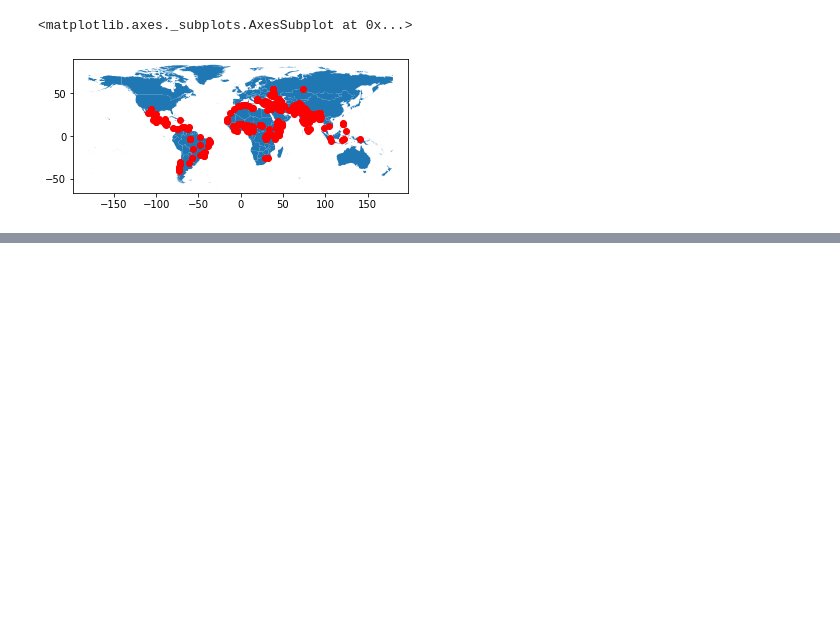
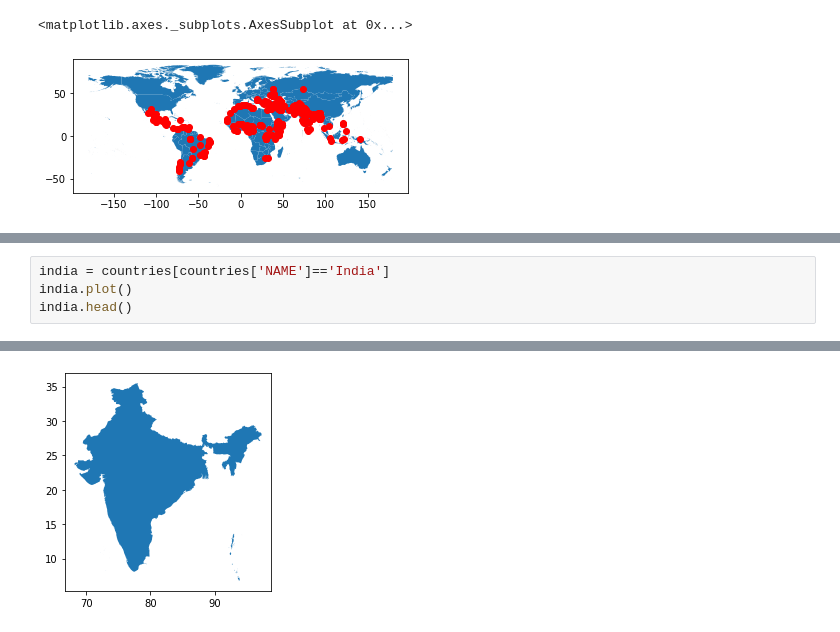
Before and after one commit to Samarth-991/Leveraging-GPS-Data-for-Machine-Learning, a Jupyter notebook: Introduction_to_geo-Pandas.ipynb, the cells around one changed output, grey strips where cells are left out. Drawn from its saved outputs; the diff is of its cells as text; blank space fills up the shorter version.

```diff
--- a/Introduction_to_geo-Pandas.ipynb
+++ b/Introduction_to_geo-Pandas.ipynb
@@ -265,0 +455,5 @@ conflicts_projected = conflicts
+# %%
+india = countries[countries['NAME']=='India']
+india.plot()
+india.head()
+# %% [output]
@@ -265,0 +462 @@ conflicts_projected = conflicts
+[figure, added]
```
Also changed, not shown: parts of 71 cells of this notebook.
